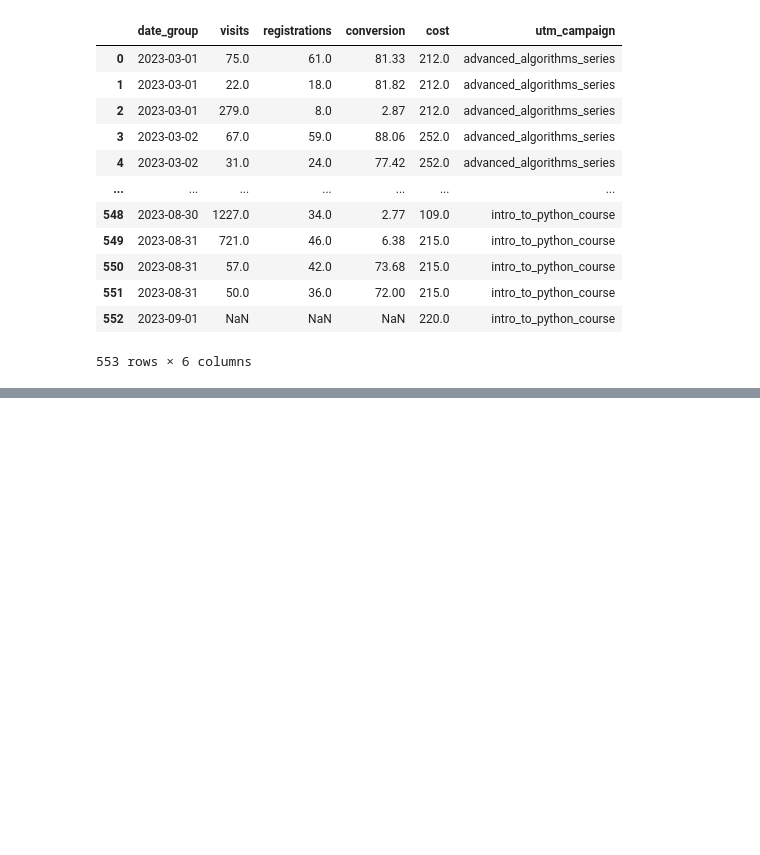
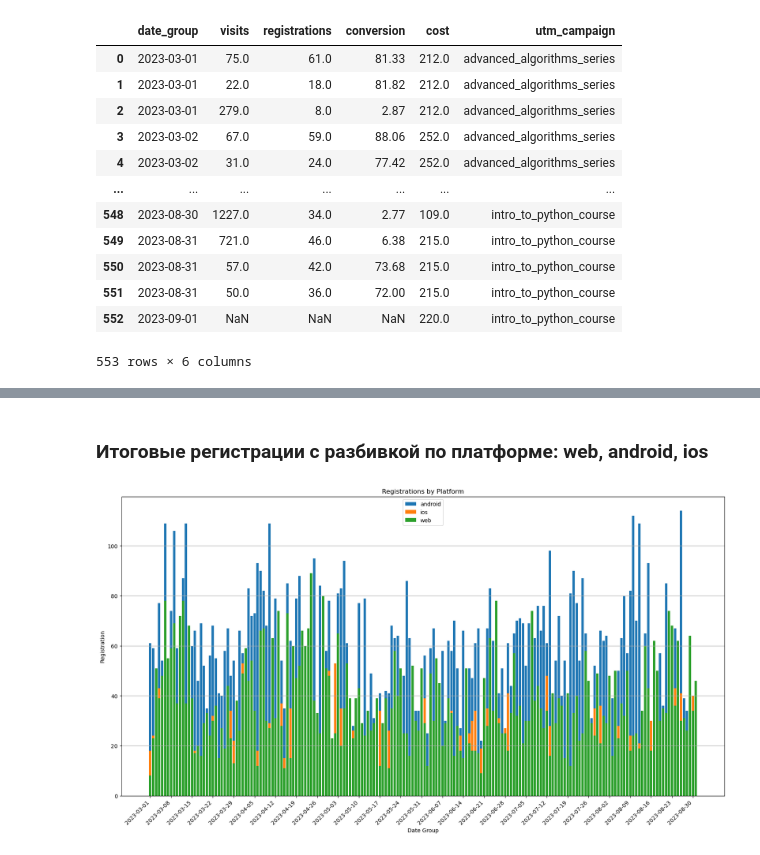
Before and after one commit to archi0619/data-analytics-project-100, a Jupyter notebook: Conversion_Dashboard.ipynb, the cells around one changed output, grey strips where cells are left out. Cells and saved outputs as stored; diff of their text form; code cells hidden in the pictures; blank space fills up the shorter version.

```diff
--- a/Conversion_Dashboard.ipynb
+++ b/Conversion_Dashboard.ipynb
@@ -333,0 +443,31 @@ df_out.to_json("ads.json")
+# %% [markdown]
+### Итоговые регистрации с разбивкой по платформе: web, android, ios
+# %%
+df_registrations_copy = df_registrations.copy(deep=True)
+
+df_registrations_copy['date_group'] = pd.to_datetime(df_registrations_copy['datetime'], format='%a, %d %b %Y %H:%M:%S GMT').dt.strftime('%Y-%m-%d')
+
+grouped_df = df_registrations_copy.groupby(['date_group', 'platform']).size().reset_index(name='registration')
+
+fig, ax = plt.subplots(figsize=(20, 10))
+
+for platform in grouped_df['platform'].unique():
+    platform_data = grouped_df[grouped_df['platform'] == platform]
+    ax.bar(platform_data['date_group'], platform_data['registration'], label=platform)
+
+ax.set_xlabel('Date Group')
+ax.set_ylabel('Registration')
+ax.set_title('Registrations by Platform')
+ax.legend()
+
+ax.grid(True, axis='y')
+
+x_labels = grouped_df['date_group'].unique()[::7]
+ax.set_xticks(x_labels)
+ax.set_xticklabels(x_labels, rotation=45, ha='right')
+
+plt.savefig('./hexlet-data-analytics/data-analytics-project-100/charts/total_registrations_by_platform.png')
+
+plt.show()
+# %% [output]
+[figure, added]
```
Also changed, not shown: parts of 25 cells of this notebook, 16 other files.
